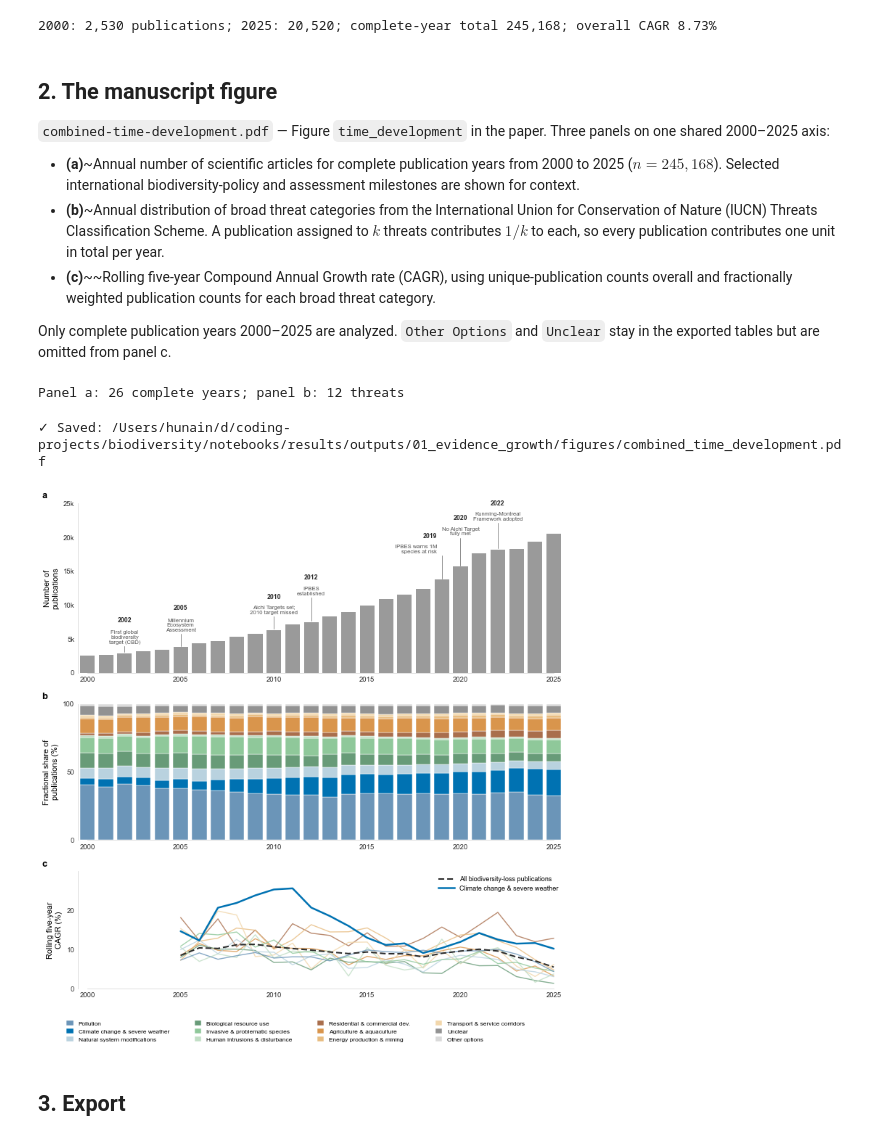
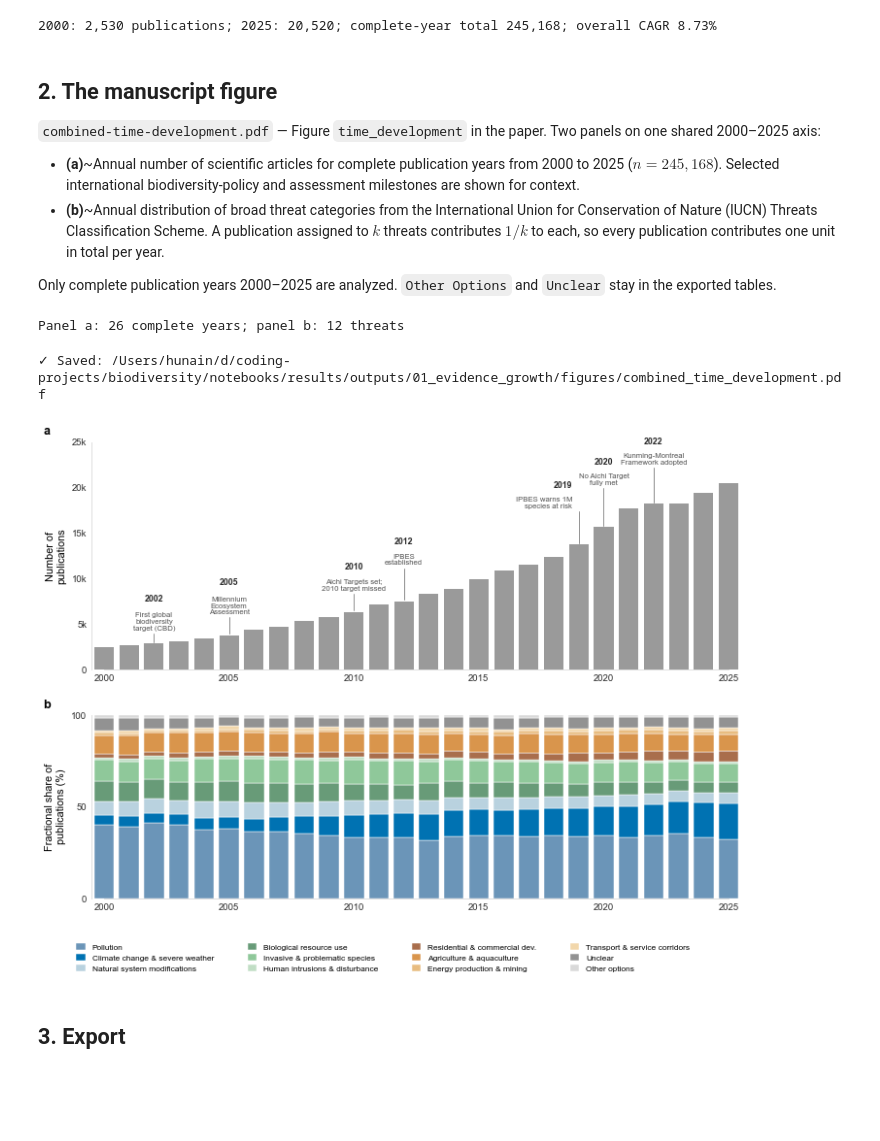
Before and after one commit to hunaindot/biodiversity-change-systematic-map, a Jupyter notebook: notebooks/results/01_evidence_growth.ipynb, the cells around one changed output. Cells and saved outputs as stored; diff of their text form; code cells hidden in the pictures; blank space fills up the shorter version.

Commit message:
revision of figures and umap addition

```diff
--- a/notebooks/results/01_evidence_growth.ipynb
+++ b/notebooks/results/01_evidence_growth.ipynb
@@ -171,15 +171,14 @@ print(
 # %% [markdown]
 ## 2. The manuscript figure
 
-`combined-time-development.pdf` — Figure `time_development` in the paper. Three panels on
+`combined-time-development.pdf` — Figure `time_development` in the paper. Two panels on
 one shared 2000–2025 axis:
 
 - **(a)**~Annual number of scientific articles for complete publication years from 2000 to 2025 ($n = 245{,}168$). Selected international biodiversity-policy and assessment milestones are shown for context.
 - **(b)**~Annual distribution of broad threat categories from the International Union for Conservation of Nature (IUCN) Threats Classification Scheme. A publication assigned to $k$ threats contributes $1/k$ to each, so every publication contributes one unit in total per year.
-- **(c)**~~Rolling five-year Compound Annual Growth rate (CAGR), using unique-publication counts overall and fractionally weighted publication counts for each broad threat category.
 
 Only complete publication years 2000–2025 are analyzed. `Other Options` and `Unclear`
-stay in the exported tables but are omitted from panel c.
+stay in the exported tables.
 # %%
 BAR_GREY, LINE_COLOR = "#9A9A9A", "#7A7A7A"
 Y_TICKS = [0, 5000, 10000, 15000, 20000, 25000]
@@ -205,9 +204,9 @@ print(f"Panel a: {len(bar_years)} complete years; panel b: {len(stack_order)} th
 # %% [output]
 Panel a: 26 complete years; panel b: 12 threats
 # %%
-fig, (ax_a, ax_b, ax_c) = plt.subplots(
-    3, 1, figsize=(7.6, 7.6), sharex=True,
-    gridspec_kw={"height_ratios": [1.80, 1.45, 1.25]},
+fig, (ax_a, ax_b) = plt.subplots(
+    2, 1, figsize=(7.6, 5.6), sharex=True,
+    gridspec_kw={"height_ratios": [1.80, 1.45]},
 )
 shared_year_ticks = [2000, 2005, 2010, 2015, 2020, 2025]
 
@@ -259,42 +258,7 @@ ax_b.set_ylim(0, 100)
 ax_b.set_yticks([0, 50, 100])
 ax_b.set_ylabel("Fractional share of\npublications (%)", fontsize=7.8)
 
-# C — rolling five-year CAGR.
-for threat in growth_plot_threats:
-    focal = threat == FOCAL_THREAT
-    ax_c.plot(
-        rolling_end_years, rolling_threat_df[threat],
-        color=THREAT_COLORS[threat],
-        linewidth=1.8 if focal else 1.0,
-        alpha=1.0 if focal else 0.80,
-        solid_capstyle="round", zorder=3 if focal else 2,
-    )
-ax_c.plot(
-    rolling_end_years, overall_rolling_cagr,
-    color=visualization.BIODIVERSITY["ink"], linewidth=1.45,
-    linestyle=(0, (4, 2)), zorder=4,
-)
-ax_c.set_ylim(y_min, y_max)
-ax_c.set_yticks([0, 10, 20])
-ax_c.axhline(0, color=visualization.BIODIVERSITY["neutral"], linewidth=0.6, zorder=0)
-ax_c.set_ylabel("Rolling five-year\nCAGR (%)", fontsize=7.8)
-ax_c.legend(
-    handles=[
-        Line2D(
-            [0], [0], color=visualization.BIODIVERSITY["ink"], linewidth=1.45,
-            linestyle=(0, (4, 2)),
-            label="All biodiversity-loss publications",
-        ),
-        Line2D(
-            [0], [0], color=THREAT_COLORS[FOCAL_THREAT], linewidth=1.8,
-            label="Climate change & severe weather",
-        ),
-    ],
-    loc="upper right", frameon=False, fontsize=6.5,
-    handlelength=2.4, labelspacing=0.4, borderaxespad=0.35,
-)
-
-for label, axis in zip("abc", (ax_a, ax_b, ax_c)):
+for label, axis in zip("ab", (ax_a, ax_b)):
     axis.text(
         -0.075, 1.02, label, transform=axis.transAxes,
         fontsize=9.0, fontweight="bold", va="bottom",
@@ -311,38 +275,37 @@ for label, axis in zip("abc", (ax_a, ax_b, ax_c)):
     axis.spines["bottom"].set_bounds(START_YEAR, END_YEAR)
 ax_a.spines["left"].set_bounds(0, BAND_TOP)
 ax_b.spines["left"].set_bounds(0, 100)
-ax_c.spines["left"].set_bounds(y_min, y_max)
-ax_c.set_xlim(START_YEAR - 0.5, END_YEAR + 0.5)
+ax_b.set_xlim(START_YEAR - 0.5, END_YEAR + 0.5)
 
 fig.legend(
     handles=[
         Patch(
             facecolor=THREAT_COLORS[threat],
             edgecolor=visualization.BIODIVERSITY["paper"], linewidth=0.35,
             label=THREAT_DISPLAY_NAMES[threat],
         )
         for threat in stack_order
     ],
     loc="lower left", ncol=4, mode="expand",
     bbox_to_anchor=(0.08, 0.004, 0.84, 0.09),
     frameon=False, fontsize=6.0, handlelength=1.15,
     handleheight=0.9, columnspacing=1.1,
     labelspacing=0.45, borderaxespad=0.0,
 )
 fig.subplots_adjust(
     left=0.105, right=0.985, top=0.985,
-    bottom=0.105, hspace=0.22,
+    bottom=0.145, hspace=0.22,
 )
 visualization.save_figure(
     fig,
     FIGURE_DIR / TEMPORAL_CONFIG["combined_figure_filename"],
     formats=["pdf"],
     facecolor="white",
 )
 plt.show()
 # %% [output]
 ✓ Saved: /Users/hunain/d/coding-projects/biodiversity/notebooks/results/outputs/01_evidence_growth/figures/combined_time_development.pdf
-[figure, old version]
+[figure, new version]
 # %% [markdown]
 ## 3. Export
 # %%
```
Also changed, not shown: parts of 1 cell of this notebook, 26 other files.
